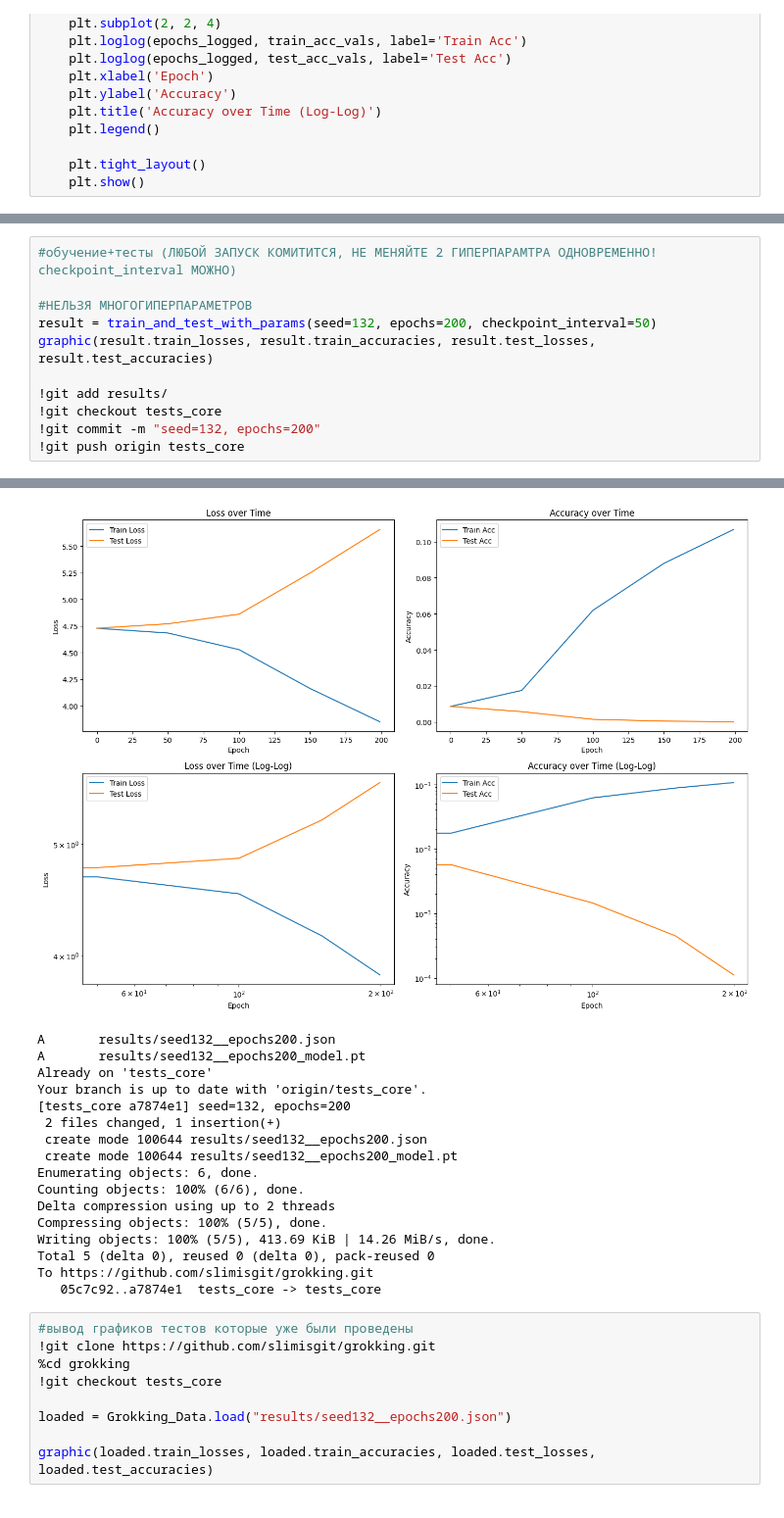
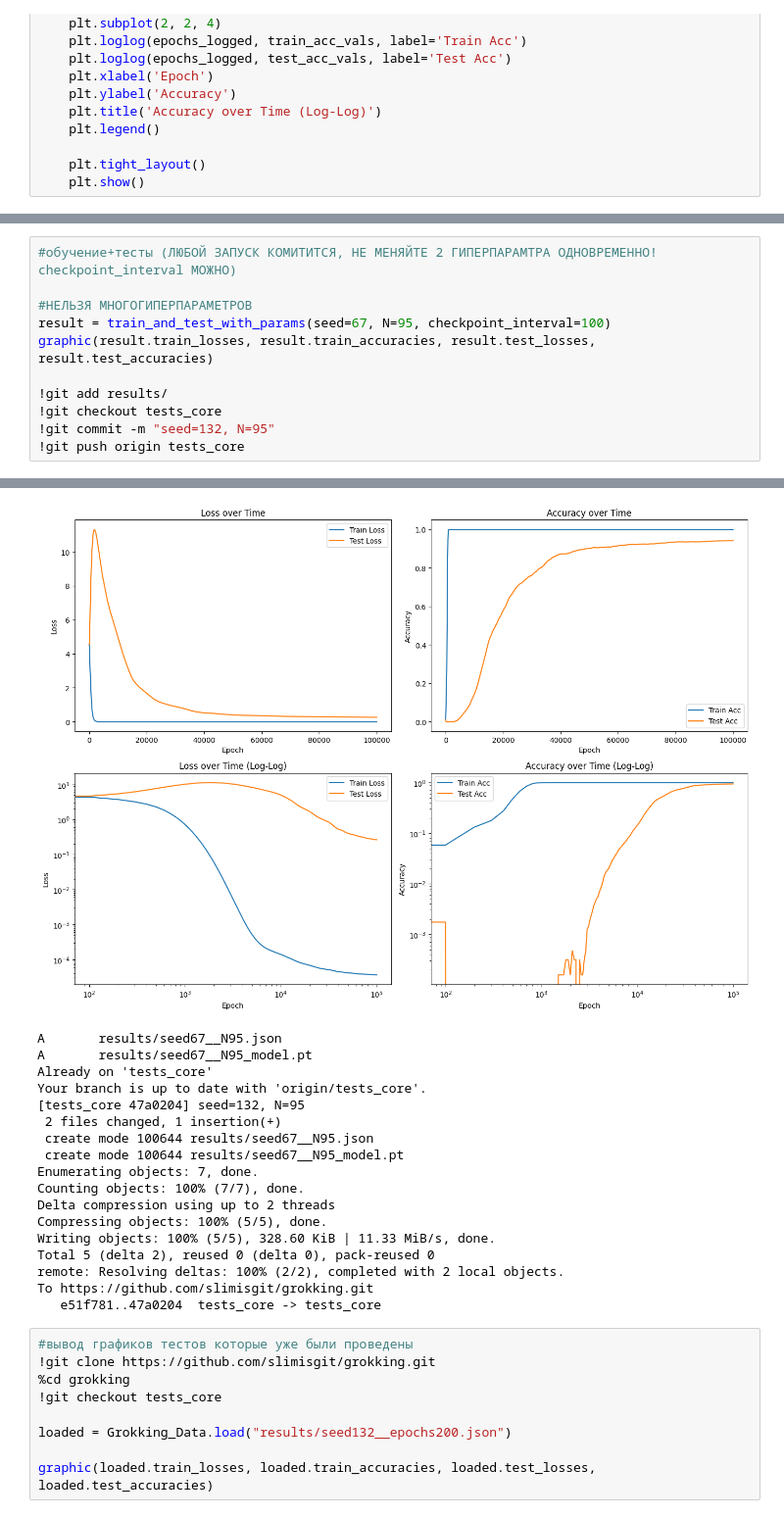
Before and after one commit to slimisgit/grokking, a Jupyter notebook: report.ipynb, the cells around one changed output, grey strips where cells are left out. Shown at 98% size. Saved outputs shown, nothing was run; the diff lists cells and outputs as text.

```diff
--- a/report.ipynb
+++ b/report.ipynb
@@ -372,11 +379,11 @@ Switched to a new branch 'tests_core'
 #обучение+тесты (ЛЮБОЙ ЗАПУСК КОМИТИТСЯ, НЕ МЕНЯЙТЕ 2 ГИПЕРПАРАМТРА ОДНОВРЕМЕННО! checkpoint_interval МОЖНО)
 
 #НЕЛЬЗЯ МНОГОГИПЕРПАРАМЕТРОВ
-result = train_and_test_with_params(seed=132, epochs=200, checkpoint_interval=50)
+result = train_and_test_with_params(seed=67, N=95, checkpoint_interval=100)
 graphic(result.train_losses, result.train_accuracies, result.test_losses, result.test_accuracies)
 
 !git add results/
 !git checkout tests_core
-!git commit -m "seed=132, epochs=200"
+!git commit -m "seed=132, N=95"
 !git push origin tests_core
 # %% [output]
@@ -389,20 +407,21 @@ Saved to results/seed132__epochs200.json
-[figure, old version]
+[figure, new version]
-A       results/seed132__epochs200.json
-A       results/seed132__epochs200_model.pt
+A       results/seed67__N95.json
+A       results/seed67__N95_model.pt
 Already on 'tests_core'
 Your branch is up to date with 'origin/tests_core'.
-[tests_core a7874e1] seed=132, epochs=200
+[tests_core 47a0204] seed=132, N=95
  2 files changed, 1 insertion(+)
- create mode 100644 results/seed132__epochs200.json
- create mode 100644 results/seed132__epochs200_model.pt
-Enumerating objects: 6, done.
-Counting objects: 100% (6/6), done.
+ create mode 100644 results/seed67__N95.json
+ create mode 100644 results/seed67__N95_model.pt
+Enumerating objects: 7, done.
+Counting objects: 100% (7/7), done.
 Delta compression using up to 2 threads
 Compressing objects: 100% (5/5), done.
-Writing objects: 100% (5/5), 413.69 KiB | 14.26 MiB/s, done.
-Total 5 (delta 0), reused 0 (delta 0), pack-reused 0
+Writing objects: 100% (5/5), 328.60 KiB | 11.33 MiB/s, done.
+Total 5 (delta 2), reused 0 (delta 0), pack-reused 0
+remote: Resolving deltas: 100% (2/2), completed with 2 local objects.
 To https://github.com/slimisgit/grokking.git
-   05c7c92..a7874e1  tests_core -> tests_core
+   e51f781..47a0204  tests_core -> tests_core
 # %%
 #вывод графиков тестов которые уже были проведены
 !git clone https://github.com/slimisgit/grokking.git
```
Also changed, not shown: parts of 4 cells of this notebook.
